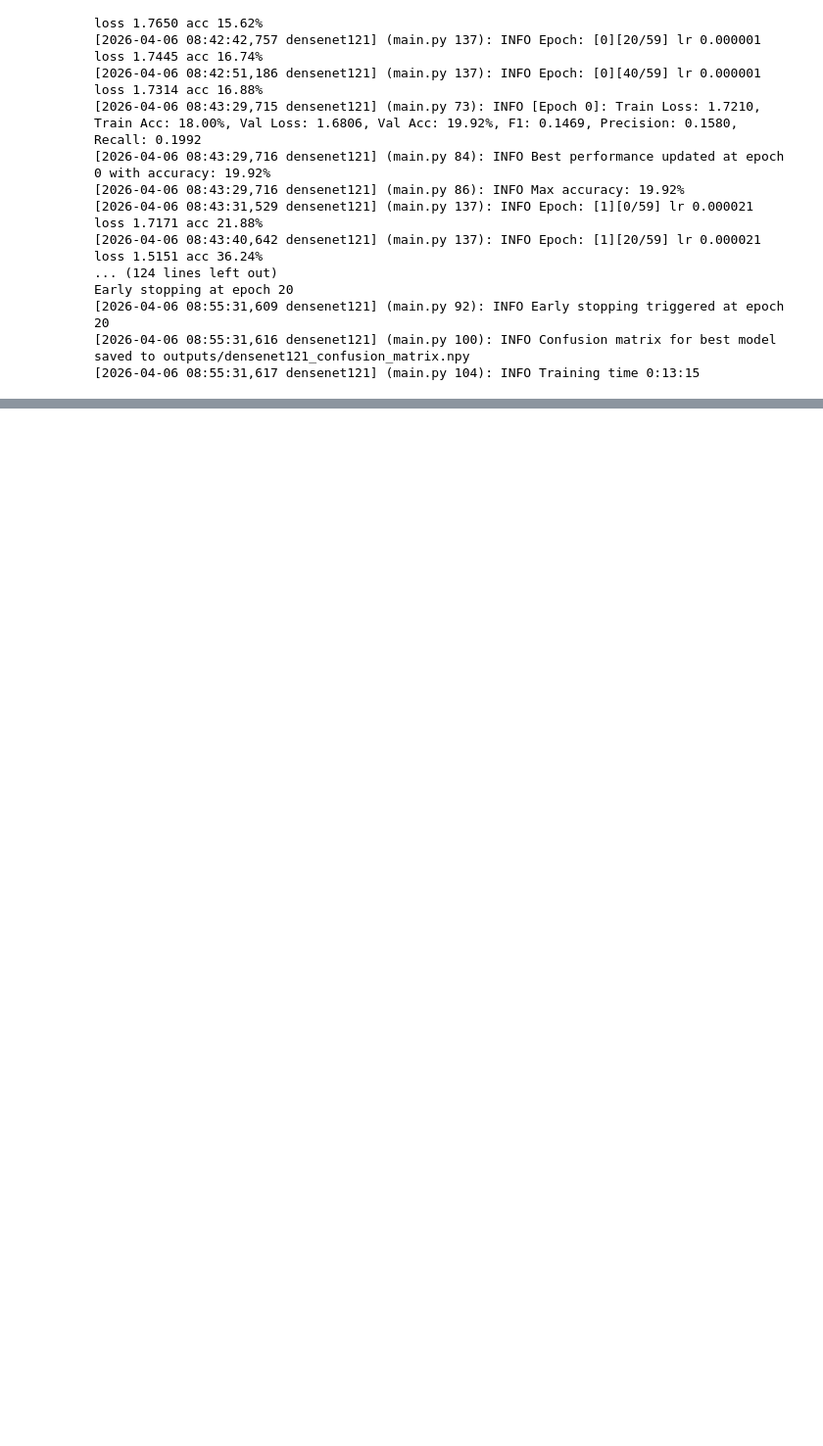
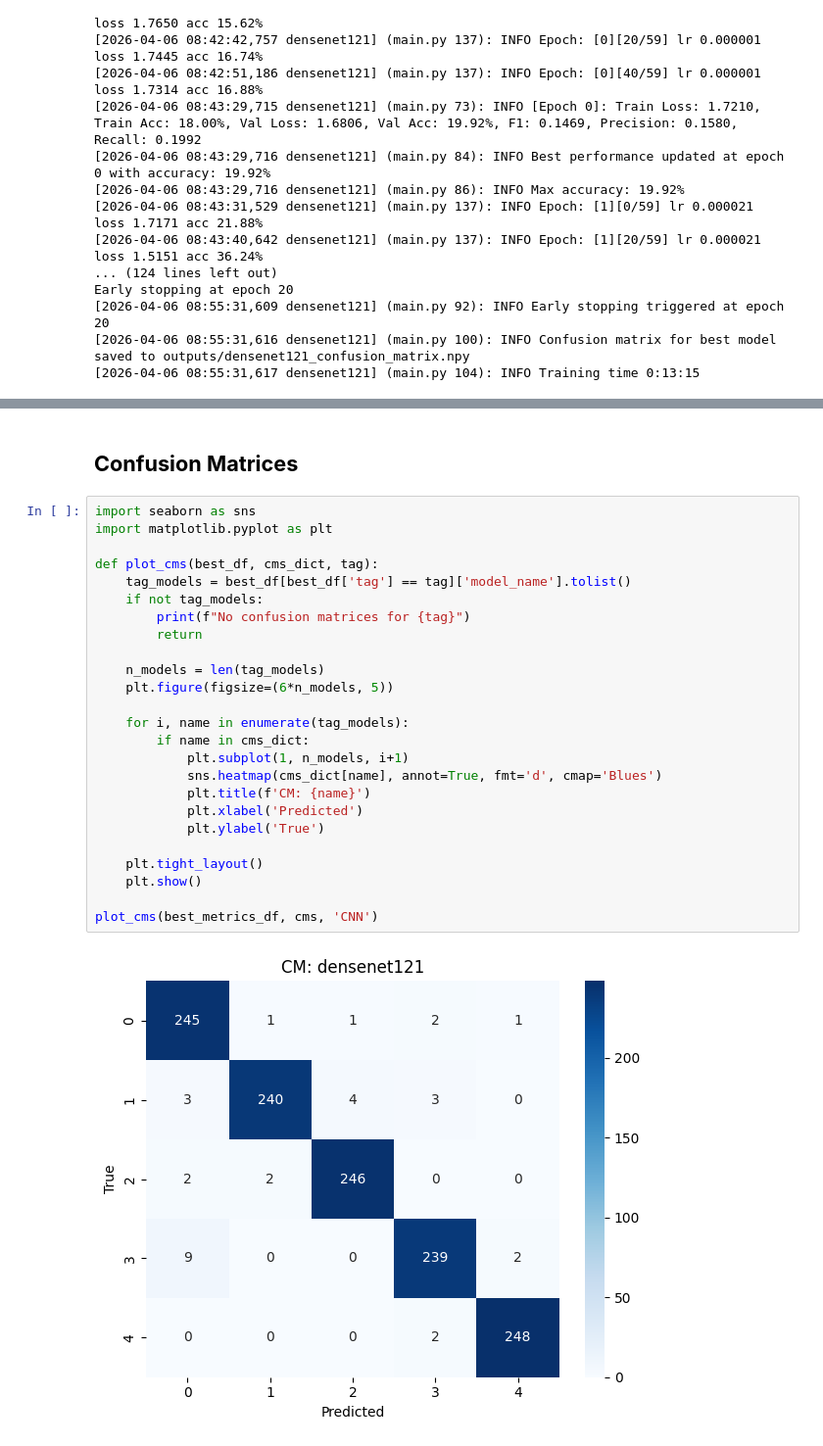
Before and after one commit to RanaAmr211/dl, a Jupyter notebook: main.ipynb, the cells around one changed output, grey strips where cells are left out. Shown at 98% size. Drawn from its saved outputs; the diff is of its cells as text; blank space fills up the shorter version.

```diff
--- a/main.ipynb
+++ b/main.ipynb
@@ -288,0 +444,29 @@ Early stopping at epoch 20
+# %% [markdown]
+## **Confusion Matrices**
+# %%
+import seaborn as sns
+import matplotlib.pyplot as plt
+
+def plot_cms(best_df, cms_dict, tag):
+    tag_models = best_df[best_df['tag'] == tag]['model_name'].tolist()
+    if not tag_models:
+        print(f"No confusion matrices for {tag}")
+        return
+
+    n_models = len(tag_models)
+    plt.figure(figsize=(6*n_models, 5))
+
+    for i, name in enumerate(tag_models):
+        if name in cms_dict:
+            plt.subplot(1, n_models, i+1)
+            sns.heatmap(cms_dict[name], annot=True, fmt='d', cmap='Blues')
+            plt.title(f'CM: {name}')
+            plt.xlabel('Predicted')
+            plt.ylabel('True')
+
+    plt.tight_layout()
+    plt.show()
+
+plot_cms(best_metrics_df, cms, 'CNN')
+# %% [output]
+[figure, added]
```
Also changed, not shown: parts of 12 cells of this notebook, 12 other files.
